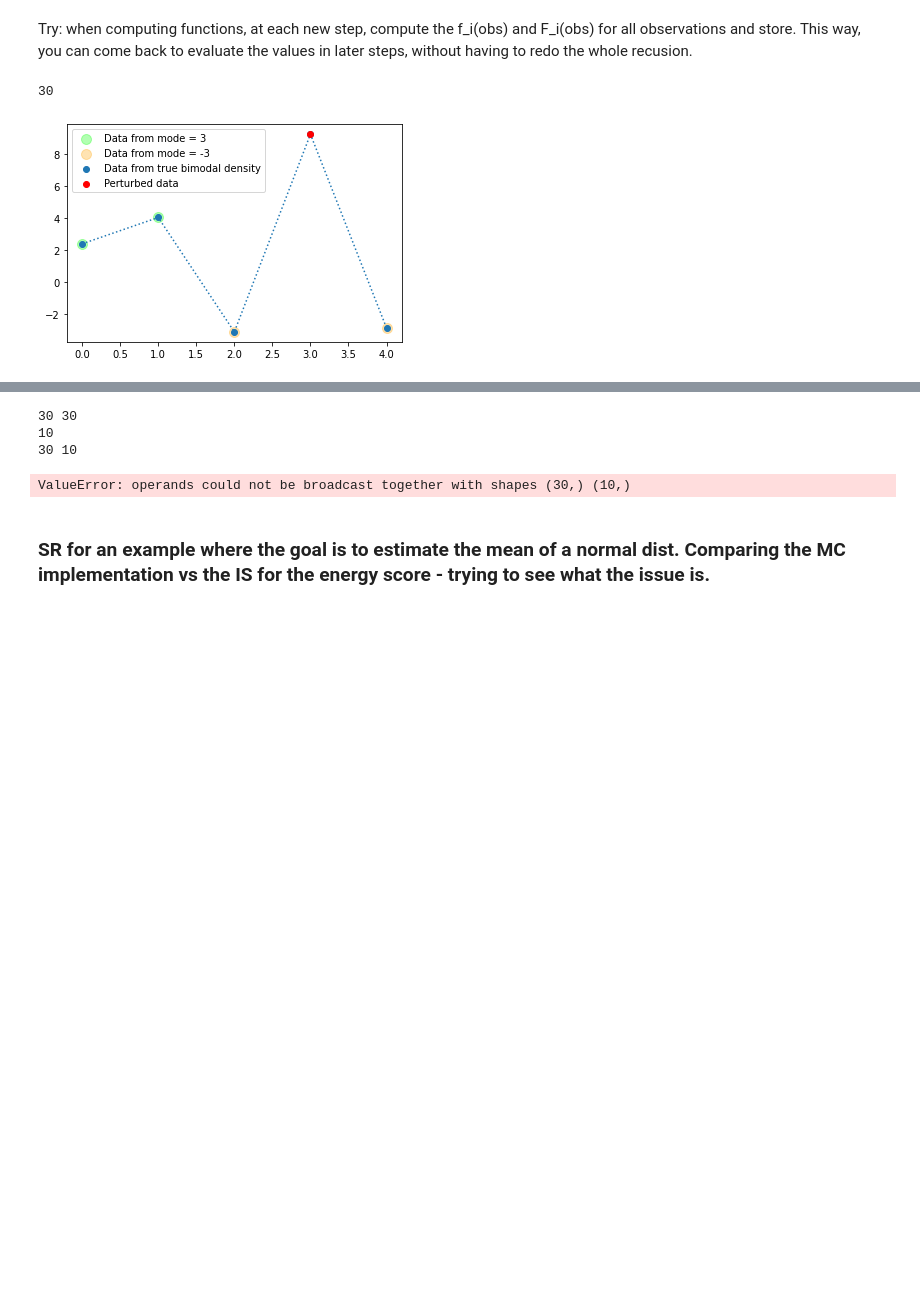
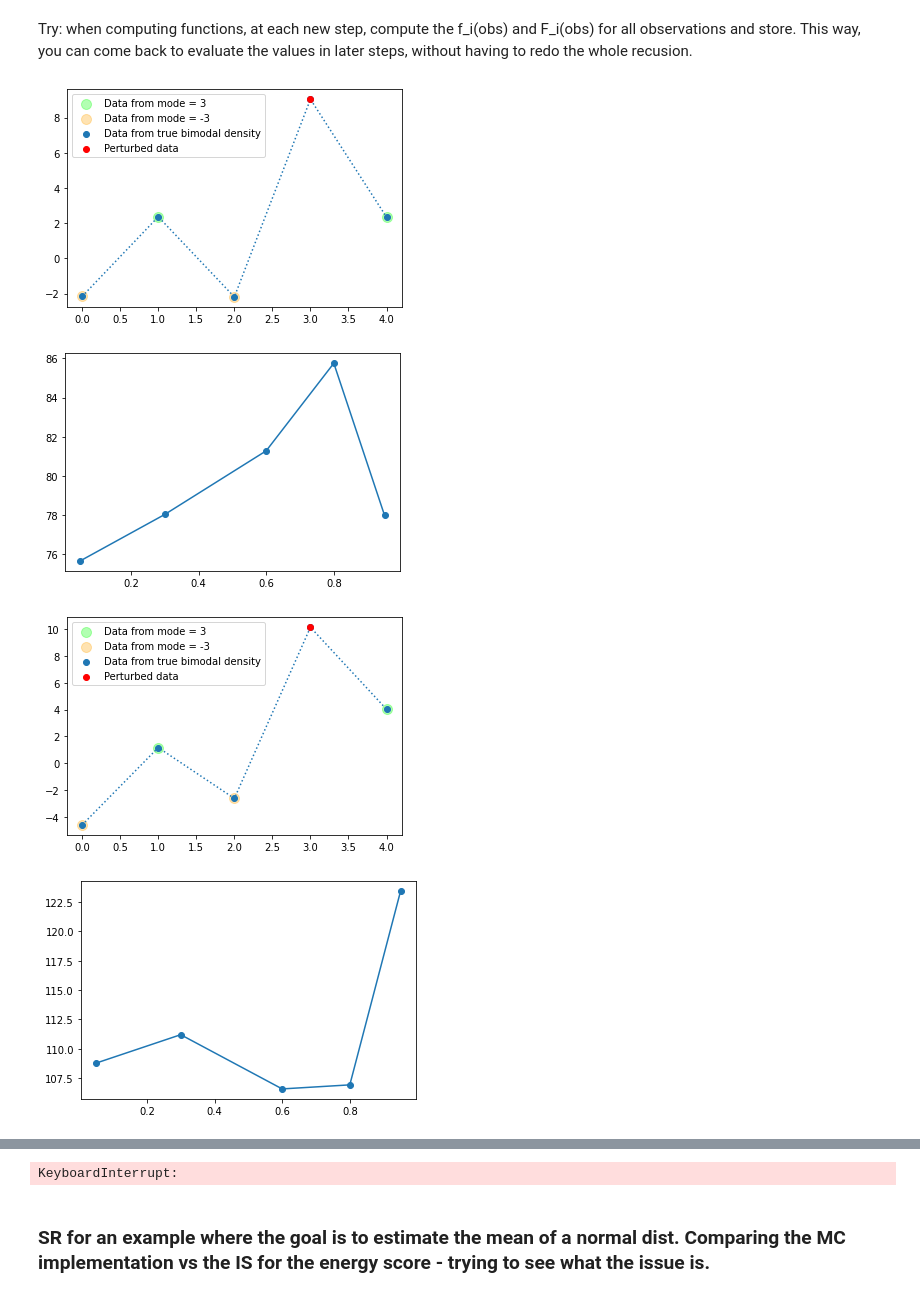
Before and after one commit to Huk-David/RSS-Discussion-paper-Martingale-Posterior-Distributions, a Jupyter notebook: Prequential Copulas - Code/Discussion paper - Notebook.ipynb, the cells around one changed output, grey strips where cells are left out. Drawn from its saved outputs; the diff is of its cells as text; code cells hidden in the pictures; blank space fills up the shorter version.

```diff
--- a/Prequential Copulas - Code/Discussion paper - Notebook.ipynb
+++ b/Prequential Copulas - Code/Discussion paper - Notebook.ipynb
@@ -217,24 +217,23 @@ plt.show()
 Try: when computing functions, at each new step, compute the f_i(obs) and F_i(obs) for all observations and store. This way, you can come back to evaluate the values in later steps, without having to redo the whole recusion.
 # %%
 # Compute energy SR via importance sampling, for a given rho
-def Energy_SR_via_IS(obs_,q_samples,q_evals_,p_targets,b):
+def Energy_SR_via_IS(obs_,q_samples,p_targets,b):
 
-    print(len(q_evals))
     N = len(q_samples) # IS iterations
     comb = [i for i in combinations(range(N),2)]
     out = 0
+    q_evals=np.repeat(1/40,N)
 
     for i in range(len(obs_)): # loop over observed data
 
         # compute weights
         f_x = np.fromiter( (p_targets[i](x,0) for x in q_samples) ,float)
-        print(len(f_x),len(q_evals))
         weights = np.exp(np.subtract(f_x,q_evals))
         # compute first part of Energy Score: 2*w*|x-y|
         out += (2/ np.sum(weights)) * np.sum(np.fromiter( ( weights[j]*np.power(np.linalg.norm(q_samples[j]-obs_[i]),b) for j in range(N) ) ,float))
 
         # compute second part of Energy Score: w_x*w_z*|w-z| / w_x*w_z
-        out -= (np.sum(np.fromiter(  ( weights[idx[0]]*weights[idx[1]] * np.power(np.linalg.norm(q_samples[idx[0]],q_samples[idx[1]]),b) for idx in comb ) ,float)))  /  (np.sum(np.fromiter( ( weights[idx[0]]*weights[idx[1]] for idx in comb ) ,float)))
+        out -= (np.sum(np.fromiter(  ( weights[idx[0]]*weights[idx[1]] * np.power(np.linalg.norm(q_samples[idx[0]]-q_samples[idx[1]]),b) for idx in comb ) ,float)))  /  (np.sum(np.fromiter( ( weights[idx[0]]*weights[idx[1]] for idx in comb ) ,float)))
 
     return out
 
@@ -242,33 +241,29 @@ q_samples = scs.norm.rvs(loc=0,scale=10,size=10)
 q_evals = scs.norm(loc=0,scale=10).logpdf(q_samples)
 
 #Energy_SR_via_IS(obs_=observed_data,q_samples=q_samples,q_evals_=q_evals,p_targets=f_)
-# %%
-len(scs.norm(loc=0,scale=10).logpdf(samples))
-# %% [output]
-30
 # %%
 # function to evaluate the scoring rule for a given rho.
 for attempt in range(10):
     observed_data = generate_data(5)
-    samples = scs.norm(loc=0,scale=10).rvs(size=30)
-    evals = scs.norm(loc=0,scale=10).logpdf(samples)
-
-    print(len(samples),len(evals))
+    samples = np.random.uniform(low=-20,high=20,size=100)
 
     def f_call_rho(rho):
         F_ = [F_0]
         f_ = [f_0]
 
         for step in range(len(observed_data)):
             rv = np.exp(F_[step](observed_data[step],0))
             alpha_i = (2-(1/(step+1))) / (step +2)
             new_dist = update_(F_[step],f_[step],alpha_i,rv,rho=rho)
             F_.append(new_dist[0])
             f_.append(new_dist[1])
 
-        return Energy_SR_via_IS(obs_=observed_data,q_samples=samples,q_evals_=evals,p_targets=f_,b=1.5)
+        return Energy_SR_via_IS(observed_data,samples,f_,1.5)
 
     plt.plot([i for i in [0.05,0.3,0.6,0.8,0.95]],[f_call_rho(i) for i in [0.05,0.3,0.6,0.8,0.95]],'o-')
     plt.show()
 # %% [output]
-[figure, old version]
+[figure, new version]
+[figure, added]
+[figure, added]
+[figure, added]
@@ -275,7 +271,4 @@ for attempt in range(10):
-30 30
-10
-30 10
+KeyboardInterrupt:
-ValueError: operands could not be broadcast together with shapes (30,) (10,)
 # %% [markdown]
 ### SR for an example where the goal is to estimate the mean of a normal dist. Comparing the MC implementation vs the IS for the energy score - trying to see what the issue is.
 # %%
```
Also changed, not shown: parts of 3 cells of this notebook.
